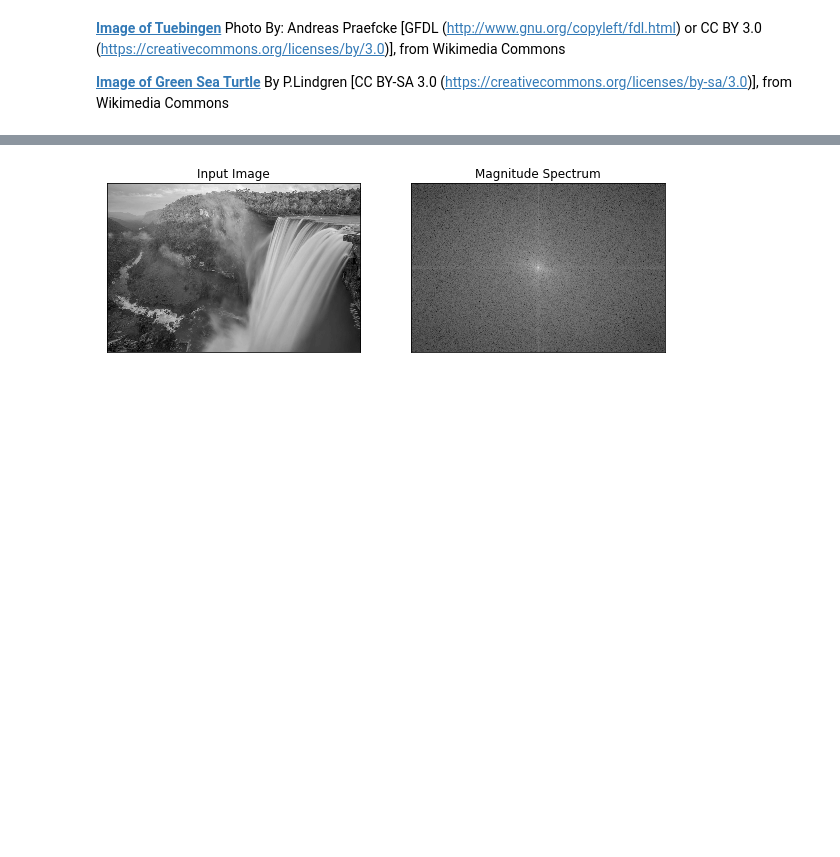
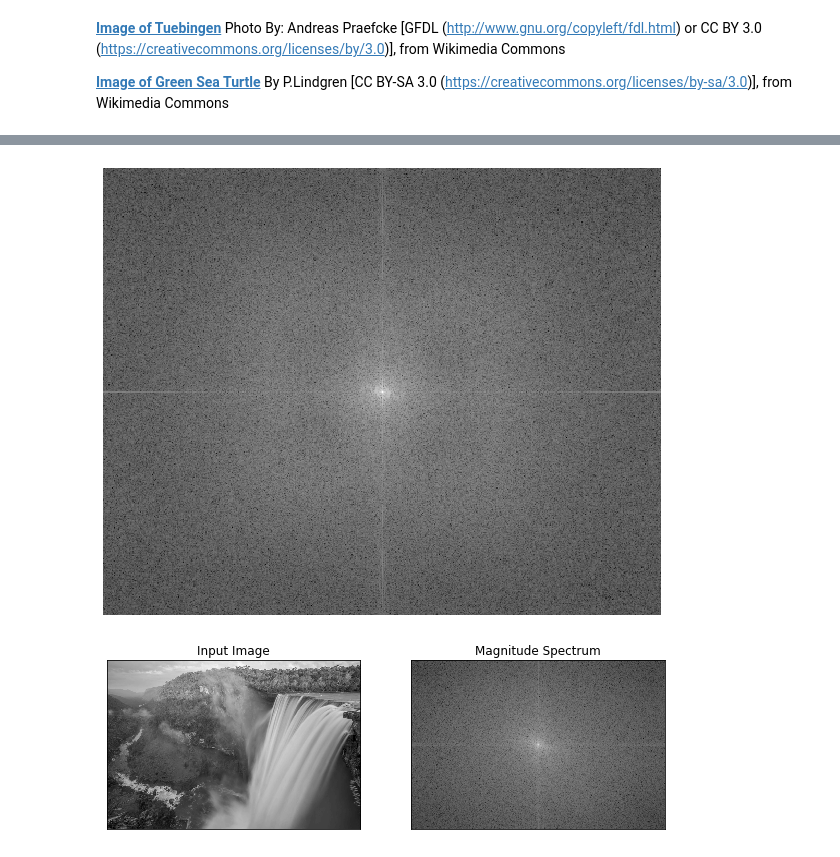
Before and after one commit to telenovelachuan/digital_image_processing, a Jupyter notebook: final_project/deep_learning.ipynb, the cells around one changed output, grey strips where cells are left out. Drawn from its saved outputs; the diff is of its cells as text; code cells hidden in the pictures; blank space fills up the shorter version.

```diff
--- a/final_project/deep_learning.ipynb
+++ b/final_project/deep_learning.ipynb
@@ -487,3 +495,18 @@ By P.Lindgren [CC BY-SA 3.0 (https://creativecommons.org/licenses/by-sa/3.0)], f
+# %%
+import numpy as np
+from skimage import color
+from skimage import io
+
+for i in range(1, 6):
+    img = color.rgb2gray(io.imread('outputs/images/{}_45.jpg'.format(i)))
+    f = np.fft.fft2(img)
+    fshift = np.fft.fftshift(f)
+    magnitude_spectrum = 20*np.log(np.abs(fshift))
+    plt.imshow(magnitude_spectrum, cmap = 'gray')
+    plt.axis('off')
+    plt.savefig('spectrums/output_fs_{}.jpg'.format(i))
+# %% [output]
+[figure, added]
 # %%
 import numpy as np
 from skimage import color
```
Also changed, not shown: parts of 2 cells of this notebook, 16 other files.
